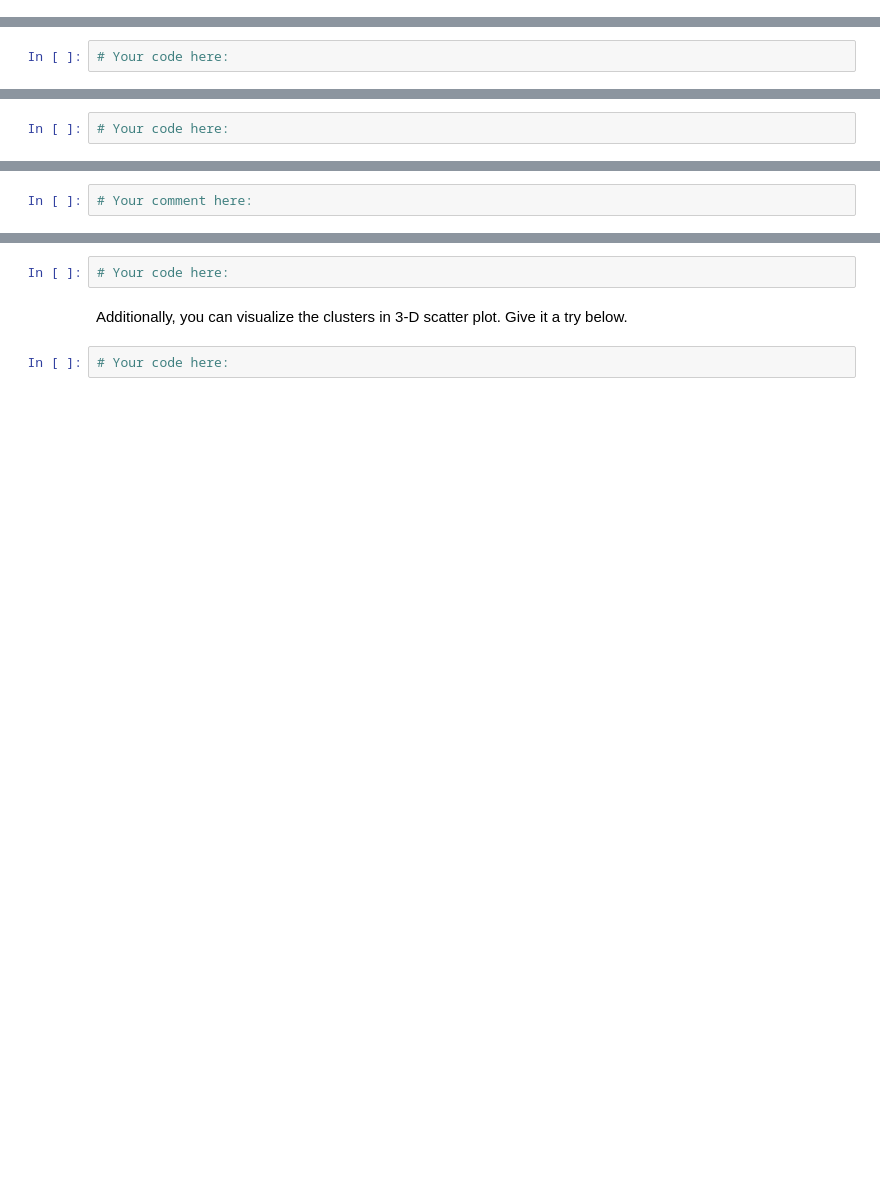
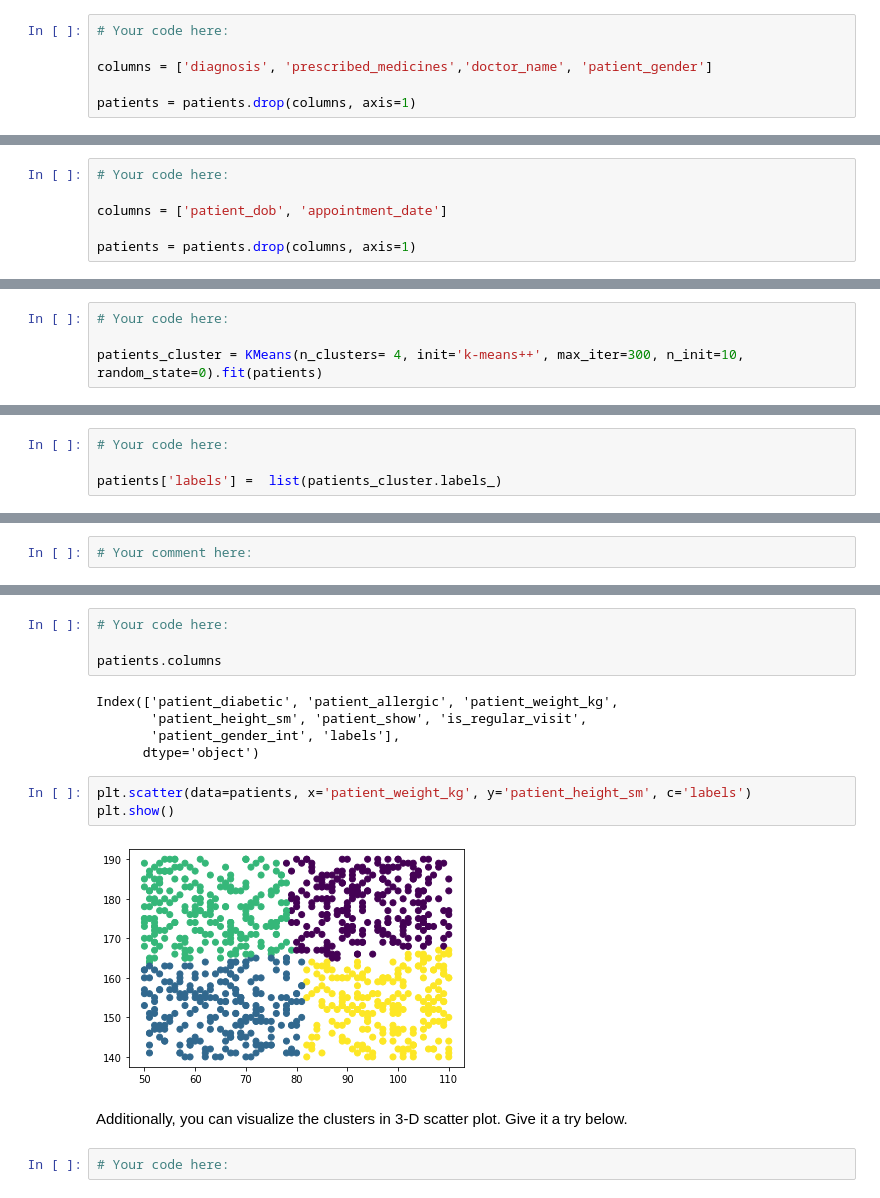
Before and after one commit to ta-datapt-bcn/lab-unsupervised-learning-and-sklearn, a Jupyter notebook: your-code/main.ipynb, the cells around one changed output, grey strips where cells are left out. Saved outputs shown, nothing was run; the diff lists cells and outputs as text; blank space fills up the shorter version.

```diff
--- a/your-code/main.ipynb
+++ b/your-code/main.ipynb
@@ -170,2 +382,8 @@ In the next cells, do the following:
+# %%
+# Your code here:
+
+columns = ['diagnosis', 'prescribed_medicines','doctor_name', 'patient_gender']
+
+patients = patients.drop(columns, axis=1)
 # %% [markdown]
 Let's look at the head again to ensure the re-encoding and dropping are successful:
@@ -175,6 +400,10 @@ Let's look at the head again to ensure the re-encoding and dropping are successf
 An interesting observation is that all patients are no older than 2 years. However, their weights and heights indicate that they are adults. This cannot be true. Therefore, we can either trust the weight and height columns or the DOB column. Since there are other columns that indicate that these are adults (they have emails, some have diabetes) we will drop the `patient_dob` column. We will also drop the `appointment_date` column since it has too many unique values to transform to a dummy variable. Drop the two columns in the cell below.
 # %%
 # Your code here:
+
+columns = ['patient_dob', 'appointment_date']
+
+patients = patients.drop(columns, axis=1)
 # %% [markdown]
 #### Our data is now ready for clustering. Let's use k-means again.
 
@@ -184,4 +411,10 @@ We start by initializing and fitting a model in the cell below. Call this model
+# %%
+# Your code here:
+
+patients_cluster = KMeans(n_clusters= 4, init='k-means++', max_iter=300, n_init=10, random_state=0).fit(patients)
 # %% [markdown]
 Attach the labels to the dataframe. Do this by accessing the `labels_` in the `patients_cluster` model and assign them to a new column in `patients` that you will call `labels`.
 # %%
 # Your code here:
+
+patients['labels'] =  list(patients_cluster.labels_)
@@ -205,6 +456,18 @@ If the scatter plot does not make any sense to you, it means the features you ch
 ![Cluster Visualization](../images/clusters.png)
 # %%
 # Your code here:
+
+patients.columns
+# %% [output]
+Index(['patient_diabetic', 'patient_allergic', 'patient_weight_kg',
+       'patient_height_sm', 'patient_show', 'is_regular_visit',
+       'patient_gender_int', 'labels'],
+      dtype='object')
+# %%
+plt.scatter(data=patients, x='patient_weight_kg', y='patient_height_sm', c='labels')
+plt.show()
+# %% [output]
+[figure, added]
 # %% [markdown]
 Additionally, you can visualize the clusters in 3-D scatter plot. Give it a try below.
 # %%
```
Also changed, not shown: parts of 46 cells of this notebook.
